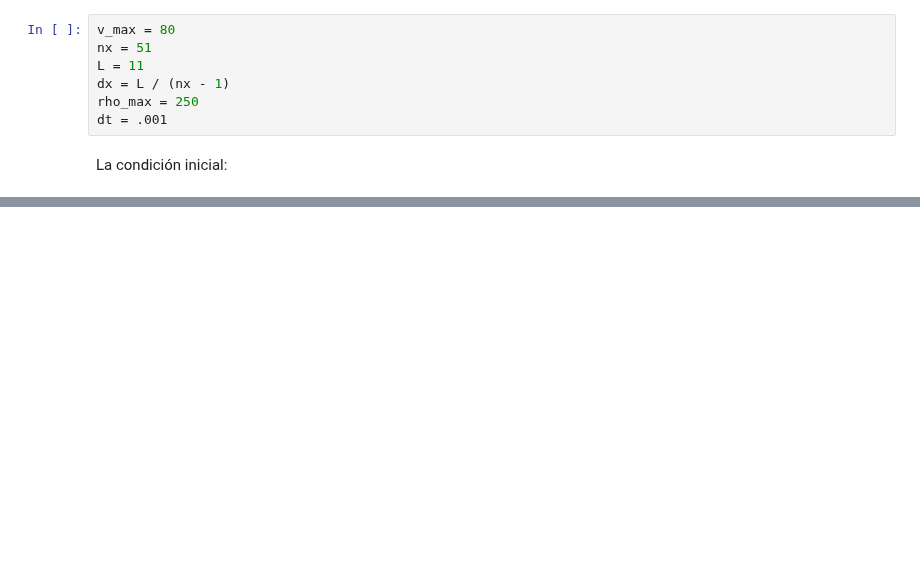
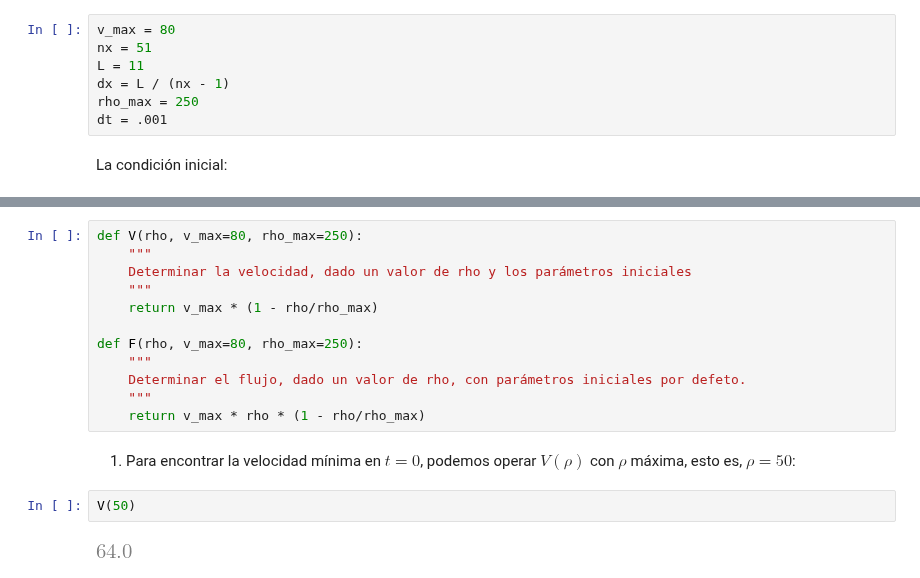
Before and after one commit to isedaniel/sistemas, a Jupyter notebook: src/3/simulacion/tp_PDE/Trabajo Practico 2.ipynb, the cells around one changed output, grey strips where cells are left out. Cells and saved outputs as stored; diff of their text form; blank space fills up the shorter version.

```diff
--- a/src/3/simulacion/tp_PDE/tp.ipynb
+++ b/src/3/simulacion/tp_PDE/Trabajo Practico 2.ipynb
@@ -151,0 +152,18 @@ array([10., 10., 10., 10., 10., 10., 10., 10., 10., 10., 50., 50., 50.,
+# %%
+def V(rho, v_max=80, rho_max=250):
+    """
+    Determinar la velocidad, dado un valor de rho y los parámetros iniciales
+    """
+    return v_max * (1 - rho/rho_max)
+
+def F(rho, v_max=80, rho_max=250):
+    """
+    Determinar el flujo, dado un valor de rho, con parámetros iniciales por defeto.
+    """
+    return v_max * rho * (1 - rho/rho_max)
+# %% [markdown]
+1. Para encontrar la velocidad mínima en $t=0$, podemos operar $V(\rho)$ con $\rho$ máxima, esto es, $\rho = 50$:
+# %%
+V(50)
+# %% [output]
+[figure, added]
```
Also changed, not shown: parts of 36 cells of this notebook, 6 other files.
